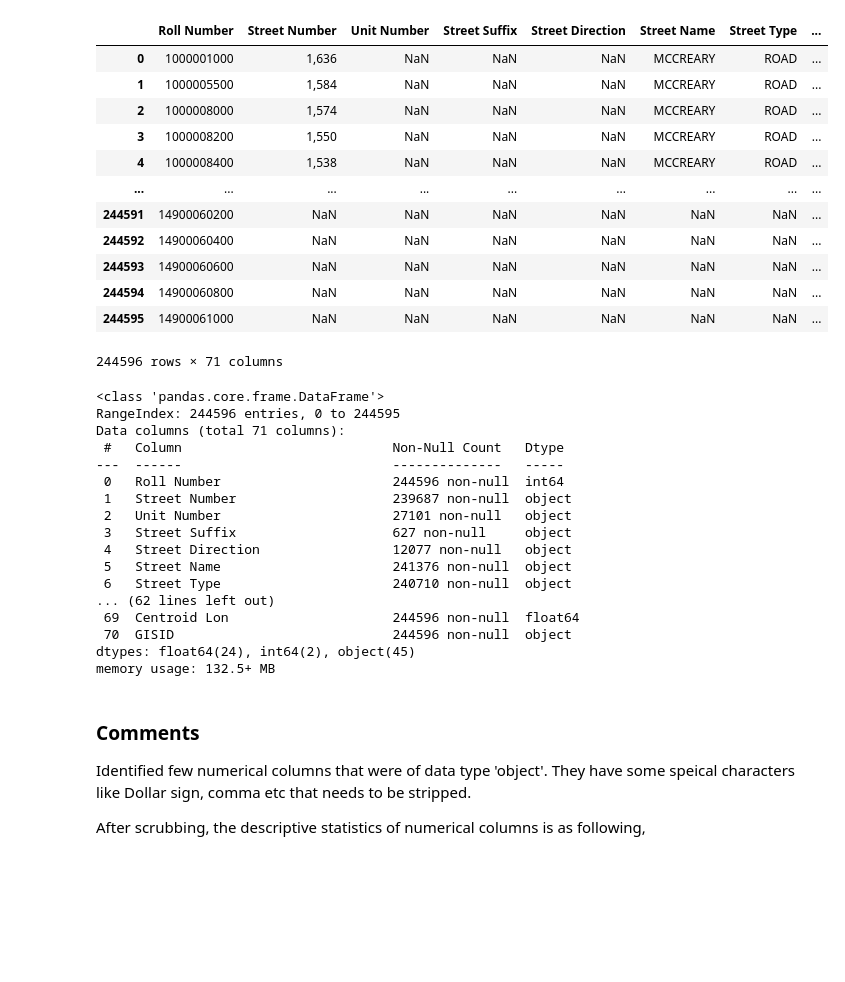
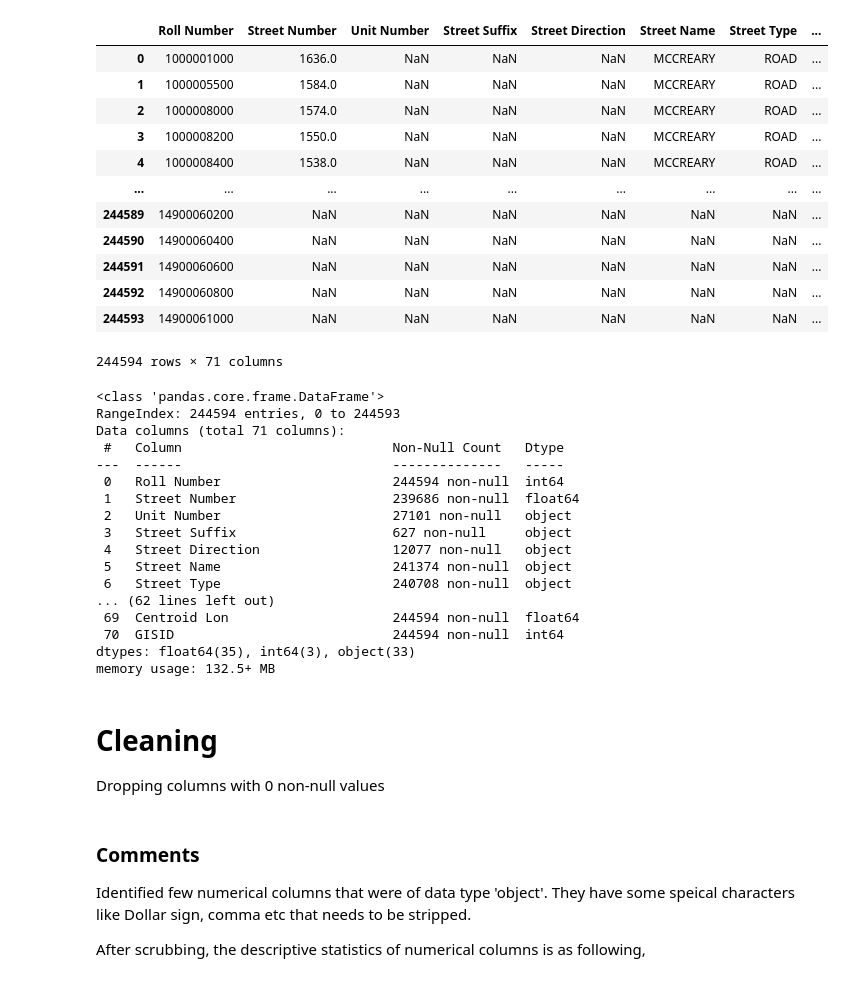
Before and after one commit to prarnamehta/Automated-Valuation-Model, a Jupyter notebook: Automated valuation model.ipynb, the cells around one changed output. Drawn from its saved outputs; the diff is of its cells as text; code cells hidden in the pictures; blank space fills up the shorter version.

```diff
--- a/Automated valuation model.ipynb
+++ b/Automated valuation model.ipynb
@@ -11,45 +7,51 @@
 # %%
 import pandas as pd
 import matplotlib.pyplot as plt
 import seaborn as sns
 import numpy as np
 
-ds = pd.read_csv("Assessment_Parcels_20251004.csv")
+url = "https://data.winnipeg.ca/api/views/d4mq-wa44/rows.csv?accessType=DOWNLOAD"
+ds = pd.read_csv(url)
 ds
 # %% [output]
 |  | Roll Number | Street Number | Unit Number | Street Suffix | Street Direction | Street Name | Street Type | ... |
-| 0 | 1000001000 | 1,636 | NaN | NaN | NaN | MCCREARY | ROAD | ... |
-| 1 | 1000005500 | 1,584 | NaN | NaN | NaN | MCCREARY | ROAD | ... |
-| 2 | 1000008000 | 1,574 | NaN | NaN | NaN | MCCREARY | ROAD | ... |
-| 3 | 1000008200 | 1,550 | NaN | NaN | NaN | MCCREARY | ROAD | ... |
-| 4 | 1000008400 | 1,538 | NaN | NaN | NaN | MCCREARY | ROAD | ... |
+| 0 | 1000001000 | 1636.0 | NaN | NaN | NaN | MCCREARY | ROAD | ... |
+| 1 | 1000005500 | 1584.0 | NaN | NaN | NaN | MCCREARY | ROAD | ... |
+| 2 | 1000008000 | 1574.0 | NaN | NaN | NaN | MCCREARY | ROAD | ... |
+| 3 | 1000008200 | 1550.0 | NaN | NaN | NaN | MCCREARY | ROAD | ... |
+| 4 | 1000008400 | 1538.0 | NaN | NaN | NaN | MCCREARY | ROAD | ... |
 | ... | ... | ... | ... | ... | ... | ... | ... | ... |
-| 244591 | 14900060200 | NaN | NaN | NaN | NaN | NaN | NaN | ... |
-| 244592 | 14900060400 | NaN | NaN | NaN | NaN | NaN | NaN | ... |
-| 244593 | 14900060600 | NaN | NaN | NaN | NaN | NaN | NaN | ... |
-| 244594 | 14900060800 | NaN | NaN | NaN | NaN | NaN | NaN | ... |
-| 244595 | 14900061000 | NaN | NaN | NaN | NaN | NaN | NaN | ... |
+| 244589 | 14900060200 | NaN | NaN | NaN | NaN | NaN | NaN | ... |
+| 244590 | 14900060400 | NaN | NaN | NaN | NaN | NaN | NaN | ... |
+| 244591 | 14900060600 | NaN | NaN | NaN | NaN | NaN | NaN | ... |
+| 244592 | 14900060800 | NaN | NaN | NaN | NaN | NaN | NaN | ... |
+| 244593 | 14900061000 | NaN | NaN | NaN | NaN | NaN | NaN | ... |
-244596 rows × 71 columns
+244594 rows × 71 columns
 # %%
+# displaying summary of the data
 ds.info()
 # %% [output]
 <class 'pandas.core.frame.DataFrame'>
-RangeIndex: 244596 entries, 0 to 244595
+RangeIndex: 244594 entries, 0 to 244593
 Data columns (total 71 columns):
  #   Column                           Non-Null Count   Dtype
 ---  ------                           --------------   -----
- 0   Roll Number                      244596 non-null  int64
- 1   Street Number                    239687 non-null  object
+ 0   Roll Number                      244594 non-null  int64
+ 1   Street Number                    239686 non-null  float64
  2   Unit Number                      27101 non-null   object
  3   Street Suffix                    627 non-null     object
  4   Street Direction                 12077 non-null   object
- 5   Street Name                      241376 non-null  object
- 6   Street Type                      240710 non-null  object
+ 5   Street Name                      241374 non-null  object
+ 6   Street Type                      240708 non-null  object
 ... (62 lines left out)
- 69  Centroid Lon                     244596 non-null  float64
- 70  GISID                            244596 non-null  object
-dtypes: float64(24), int64(2), object(45)
+ 69  Centroid Lon                     244594 non-null  float64
+ 70  GISID                            244594 non-null  int64
+dtypes: float64(35), int64(3), object(33)
 memory usage: 132.5+ MB
+# %% [markdown]
+# Cleaning
+
+Dropping columns with 0 non-null values
 # %%
 # Identify columns with 0 non-null values
 empty_columns = ds.columns[ds.isnull().all()].tolist()
```
Also changed, not shown: parts of 3 cells of this notebook.
